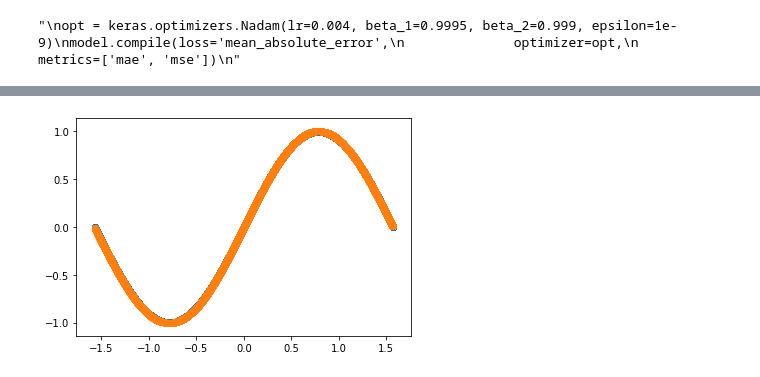
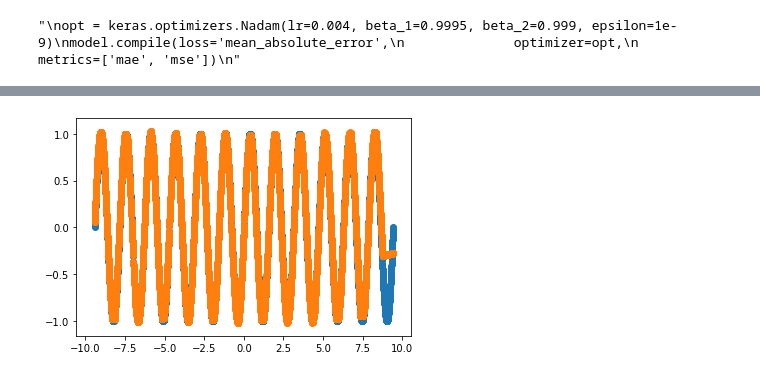
Before and after one commit to Harry-Westwood/Y4-Project-InterNeuralStellar, a Jupyter notebook: Harry's_files/NN_attemp1.ipynb, the cells around one changed output, grey strips where cells are left out. Drawn from its saved outputs; the diff is of its cells as text; code cells hidden in the pictures.

```diff
--- a/Harry's_files/NN_attemp1.ipynb
+++ b/Harry's_files/NN_attemp1.ipynb
@@ -9,15 +9,21 @@ import pandas as pd
 from datetime import datetime
 import pickle
 # %%
-x_range=[-0.5*np.pi,0.5*np.pi]
-period=np.pi
 N=10000
+nodes = 20
+epochs = 10000
+
+x_range=[-4*np.pi,4*np.pi]
+period=0.5*np.pi
+
+
 x_data =np.random.rand(N)*(x_range[1]-x_range[0])+x_range[0]
 y_data =np.sin(x_data*(2*np.pi/period))
 
 x_test_range = [-0.5*np.pi,0.5*np.pi]
 x_test=np.random.rand(N)*(x_test_range[1]-x_test_range[0])+x_test_range[0]
-x_squared=x_test**2
+y_test = np.sin(x_test*(2*np.pi/period))
+#x_squared=x_test**2
 #x_squared=x_data**2
 
 plt.scatter(x_data,y_data)
@@ -34,12 +40,14 @@ x_test = x
 y_test = y
 '''
 # %%
-nodes = 50
+#nodes = 100
 
 inputs=keras.Input(shape=(1,))
 xx=keras.layers.Dense(nodes,activation='relu')(inputs)
 xx=keras.layers.Dense(nodes,activation='relu')(xx)
 xx=keras.layers.Dense(nodes,activation='relu')(xx)
+xx=keras.layers.Dense(nodes,activation='relu')(xx)
+#xx=keras.layers.Dense(nodes,activation='relu')(xx)
 outputs=keras.layers.Dense(1,activation='linear')(xx)
 model = keras.Model(inputs=inputs, outputs=outputs)
 
@@ -59,9 +67,9 @@ model.compile(loss='mean_absolute_error',
 
 #model.fit(np.array([x_data,x_squared]).T,y_data,epochs=1000,verbose=0)
 #model.fit(np.array([x_data,x_squared]).T,y_data,epochs=10,verbose=1) #verbose=1 gives printout for each epoch
-epochs = 130
+#epochs = 10000
 
-def epochs_progress(epochs=epochs,perc_step = 'ten'): #perc_step either takes 'ten' or 'one'
+def epochs_progress(epochs=epochs,perc_step = 'one'): #perc_step either takes 'ten' or 'one'
     #eps = np.array(list(range(epochs)))
     eps_perc = np.array(list(range(epochs)))/epochs
 
@@ -126,0 +131,6 @@ NameError: name 'y_test' is not defined
+# %%
+x_test_range = [-3*np.pi,3*np.pi]
+x_test=np.random.rand(N)*(x_test_range[1]-x_test_range[0])+x_test_range[0]
+y_test = np.sin(x_test*(2*np.pi/period))
+#model.evaluate(np.array([x_test,x_test**2]).T,y_test,verbose=2)
+model.evaluate(np.array([x_test]).T,y_test,verbose=2)
@@ -127,8 +140,9 @@ NameError: name 'y_test' is not defined
 # %%
 
-predictions=model.predict(np.array([x_test,x_test**2]).T,verbose=0)
+#predictions=model.predict(np.array([x_test,x_test**2]).T,verbose=0)
+predictions=model.predict(np.array([x_test]).T,verbose=0)
 plt.scatter(x_test,y_test)
 plt.scatter(x_test,predictions)
 plt.show()
 # %% [output]
-[figure, old version]
+[figure, new version]
```
Also changed, not shown: parts of 4 cells of this notebook, 3 other files.
